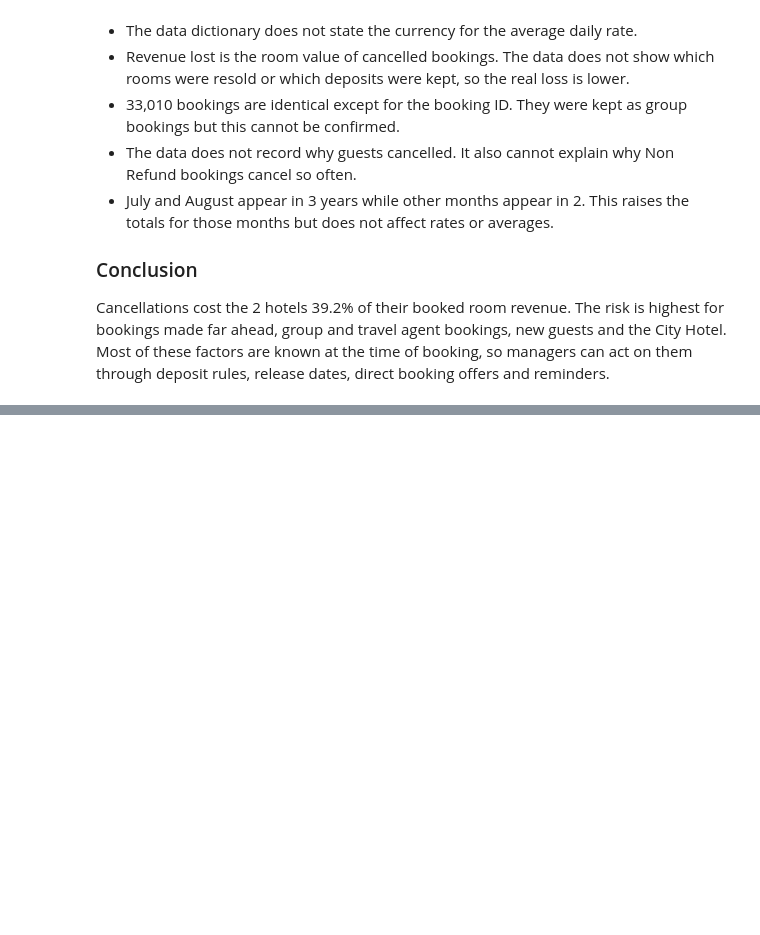
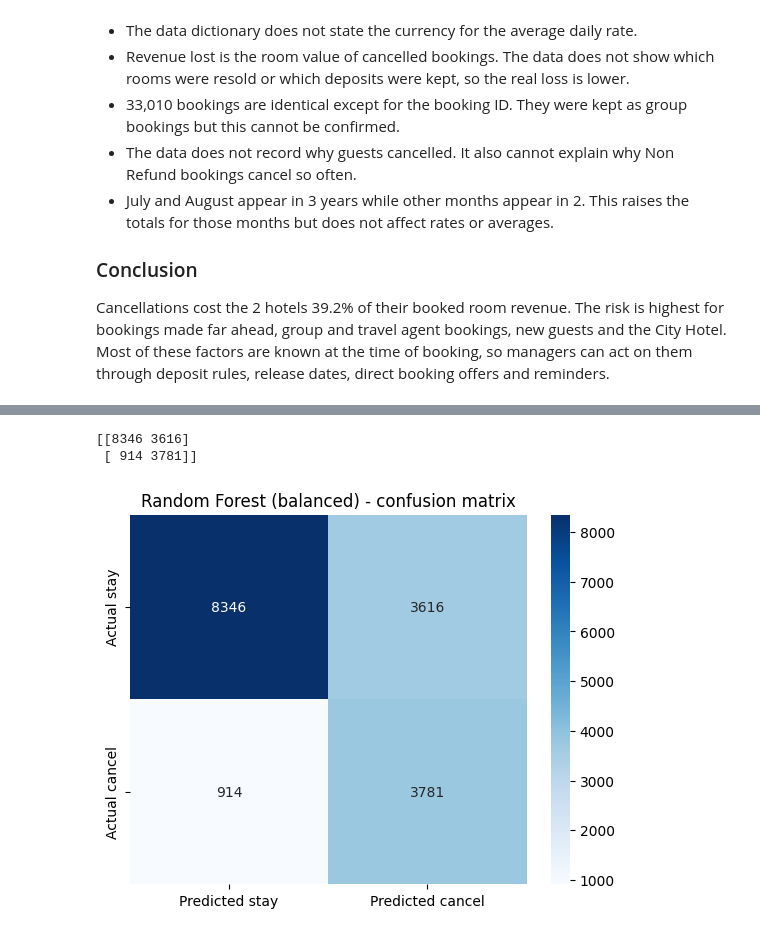
Before and after one commit to ahchu2525/capstone-hosp, a Jupyter notebook: hotel.ipynb, the cells around one changed output, grey strips where cells are left out. Cells and saved outputs as stored; diff of their text form; code cells hidden in the pictures; blank space fills up the shorter version.

Commit message:
added Prediction model

```diff
--- a/hotel.ipynb
+++ b/hotel.ipynb
@@ -803,0 +847,13 @@ Cancellations cost the 2 hotels 39.2% of their booked room revenue. The risk is
+# %%
+X = pd.get_dummies(df_model.drop(columns=['is_canceled']), drop_first=True, dtype=int)
+y = df_model['is_canceled']
+
+X_train, X_test, y_train, y_test = train_test_split(X, y, test_size=0.2, random_state=42, stratify=y)
+
+scaler = StandardScaler()
+X_train_scaled = scaler.fit_transform(X_train)
+X_test_scaled = scaler.transform(X_test)
+
+print('Features after encoding:', X.shape[1])
+print('Training rows:', len(X_train))
+print('Test rows:', len(X_test))
@@ -803,0 +872,16 @@ Cancellations cost the 2 hotels 39.2% of their booked room revenue. The risk is
+# %%
+lr = LogisticRegression(max_iter=1000)
+lr.fit(X_train_scaled, y_train)
+pred_lr = lr.predict(X_test_scaled)
+
+dt = DecisionTreeClassifier(max_depth=8, random_state=42)
+dt.fit(X_train, y_train)
+pred_dt = dt.predict(X_test)
+
+rf = RandomForestClassifier(n_estimators=100, max_depth=12, random_state=42)
+rf.fit(X_train, y_train)
+pred_rf = rf.predict(X_test)
+
+rf_bal = RandomForestClassifier(n_estimators=100, max_depth=12, class_weight='balanced', random_state=42)
+rf_bal.fit(X_train, y_train)
+pred_rf_bal = rf_bal.predict(X_test)
@@ -803,0 +906,13 @@ Cancellations cost the 2 hotels 39.2% of their booked room revenue. The risk is
+# %%
+cm = confusion_matrix(y_test, pred_rf_bal)
+print(cm)
+
+sns.heatmap(cm, annot=True, fmt='d', cmap='Blues',
+            xticklabels=['Predicted stay', 'Predicted cancel'],
+            yticklabels=['Actual stay', 'Actual cancel'])
+plt.title('Random Forest (balanced) - confusion matrix')
+plt.show()
+# %% [output]
+[[8346 3616]
+ [ 914 3781]]
+[figure, added]
```
Also changed, not shown: parts of 11 cells of this notebook.
